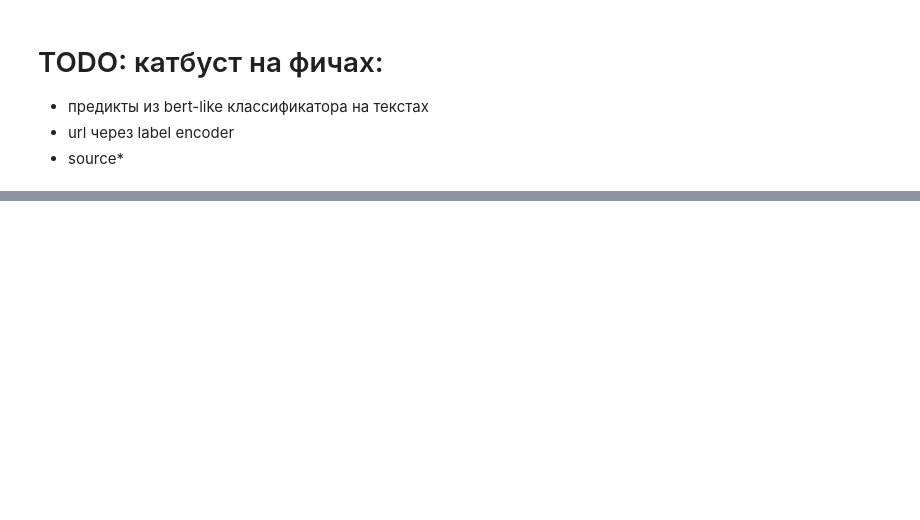
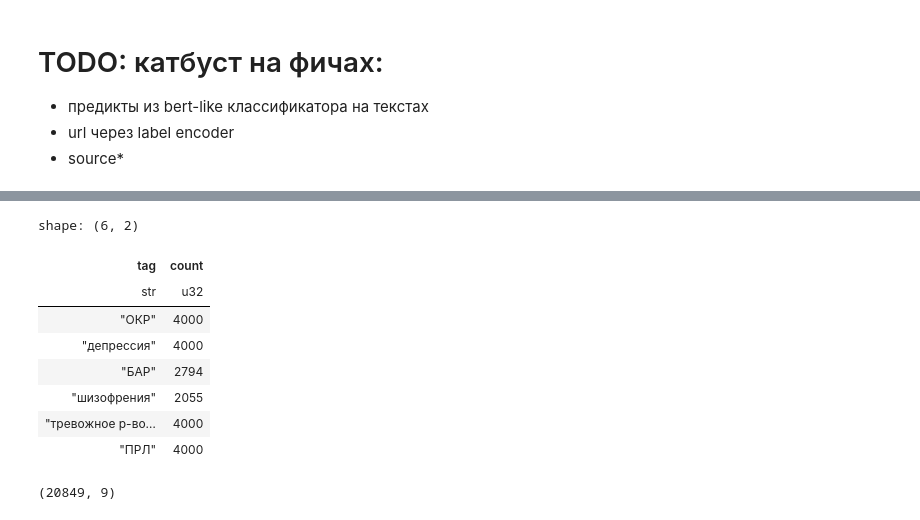
Before and after one commit to kisozinov/psycho-disorders-classification, a Jupyter notebook: eda.ipynb, the cells around one changed output, grey strips where cells are left out. Saved outputs shown, nothing was run; the diff lists cells and outputs as text; code cells hidden in the pictures; blank space fills up the shorter version.

```diff
--- a/eda.ipynb
+++ b/eda.ipynb
@@ -170,0 +258,52 @@ y_test.write_parquet("preprocessed/y_test.parquet")
+# %%
+target_total_count = 24000
+
+# Определите количество уникальных тегов
+unique_tags = filtered_data['tag'].n_unique()
+
+# Установите целевое количество строк для каждого класса
+target_count_per_class = target_total_count // unique_tags
+# Функция для выборки подмножества данных для каждого класса по наибольшему количеству слов
+def select_top_by_word_count(df: pl.DataFrame, target_count):
+    return df.sort('word_count', descending=True).head(target_count)
+
+
+
+# # Функция для выборки подмножества данных для каждого класса
+# def sample_class(df, target_count):
+#     if df.shape[0] > target_count:
+#         return df.sample(n=target_count)
+#     return df
+
+# Создайте новый сбалансированный датасет
+balanced_dfs = []
+
+for tag in filtered_data['tag'].unique():
+    class_df = filtered_data.filter(pl.col('tag') == tag)
+    sampled_class_df = select_top_by_word_count(class_df, target_count_per_class)
+    balanced_dfs.append(sampled_class_df)
+
+# Объедините все классы в один датасет
+balanced_df = pl.concat(balanced_dfs)
+
+# Если суммарное количество строк больше нужного, случайно уменьшите его до нужного размера
+if balanced_df.shape[0] > target_total_count:
+    balanced_df = balanced_df.sample(n=target_total_count)
+
+balanced_df = balanced_df.sample(fraction=1, shuffle=True)
+# %%
+balanced_df["tag"].value_counts()
+# %% [output]
+shape: (6, 2)
+| tag | count |
+| str | u32 |
+| "ОКР" | 4000 |
+| "депрессия" | 4000 |
+| "БАР" | 2794 |
+| "шизофрения" | 2055 |
+| "тревожное р-во… | 4000 |
+| "ПРЛ" | 4000 |
+# %%
+balanced_df.shape
+# %% [output]
+(20849, 9)
```
Also changed, not shown: parts of 14 cells of this notebook, 1 other file.
